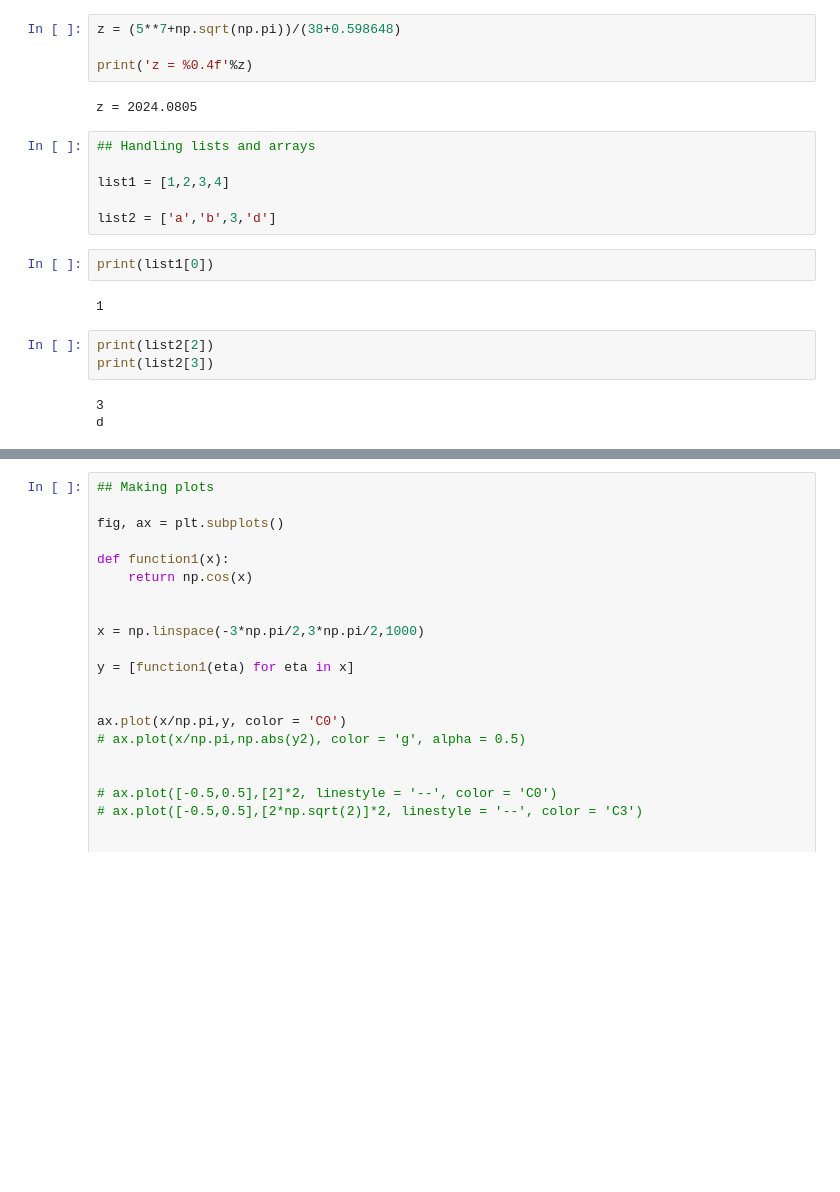
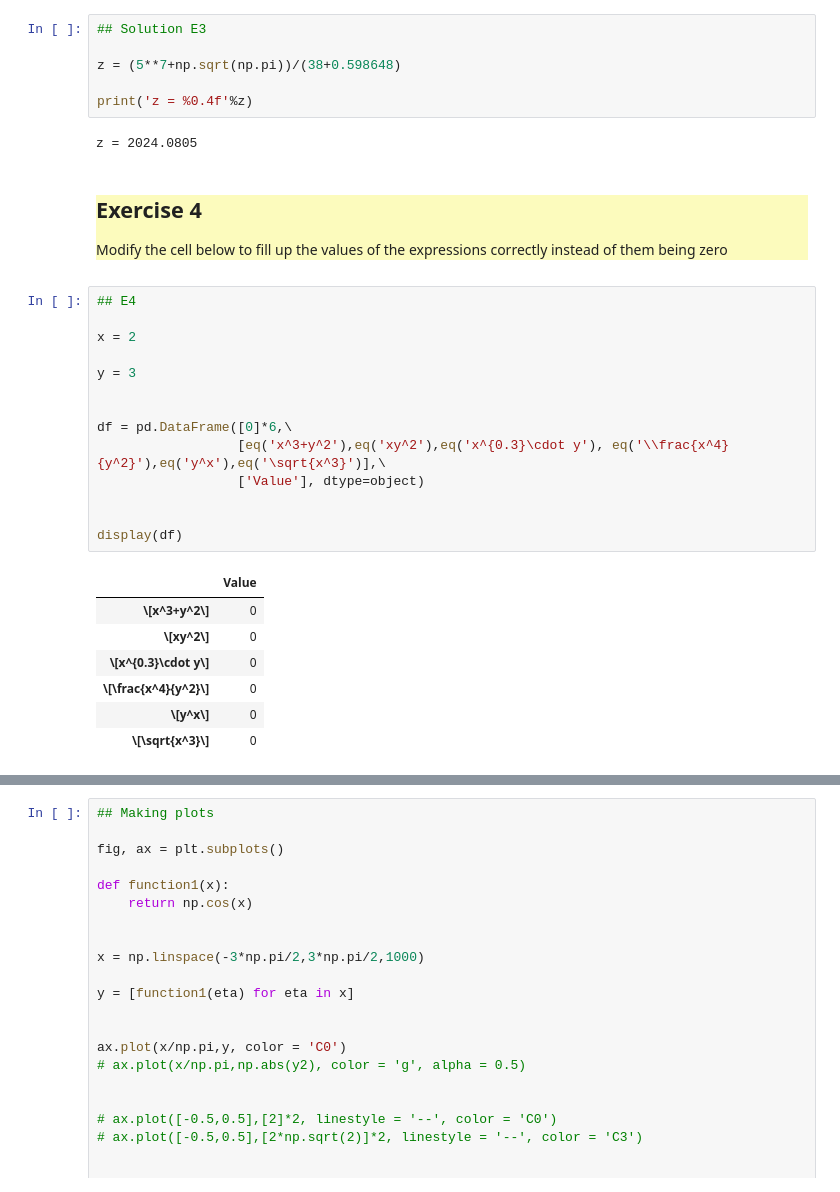
Before and after one commit to QuantumLab-UChicago/CCC_2024, a Jupyter notebook: CCC_pythonBootcamp.ipynb, the cells around one changed output, grey strips where cells are left out. Drawn from its saved outputs; the diff is of its cells as text; blank space fills up the shorter version.

```diff
--- a/CCC_pythonBootcamp.ipynb
+++ b/CCC_pythonBootcamp.ipynb
@@ -103,22 +199,38 @@ $$z = \frac{5^{7} \cdot \sqrt{\pi}}{38+0.598648}$$
 # %%
+## Solution E3
+
 z = (5**7+np.sqrt(np.pi))/(38+0.598648)
 
 print('z = %0.4f'%z)
 # %% [output]
 z = 2024.0805
-# %%
-## Handling lists and arrays
-
-list1 = [1,2,3,4]
-
-list2 = ['a','b',3,'d']
-# %%
-print(list1[0])
-# %% [output]
-1
-# %%
-print(list2[2])
-print(list2[3])
-# %% [output]
-3
-d
+# %% [markdown]
+<div class="div-3" style="background-color: #fcfbbd">
+
+## Exercise 4
+
+Modify the cell below to fill up the values of the expressions correctly instead of them being zero
+
+</div>
+# %%
+## E4
+
+x = 2
+
+y = 3
+
+
+df = pd.DataFrame([0]*6,\
+                  [eq('x^3+y^2'),eq('xy^2'),eq('x^{0.3}\cdot y'), eq('\\frac{x^4}{y^2}'),eq('y^x'),eq('\sqrt{x^3}')],\
+                  ['Value'], dtype=object)
+
+
+display(df)
+# %% [output]
+|  | Value |
+| \[x^3+y^2\] | 0 |
+| \[xy^2\] | 0 |
+| \[x^{0.3}\cdot y\] | 0 |
+| \[\frac{x^4}{y^2}\] | 0 |
+| \[y^x\] | 0 |
+| \[\sqrt{x^3}\] | 0 |
```
Also changed, not shown: parts of 31 cells of this notebook.
